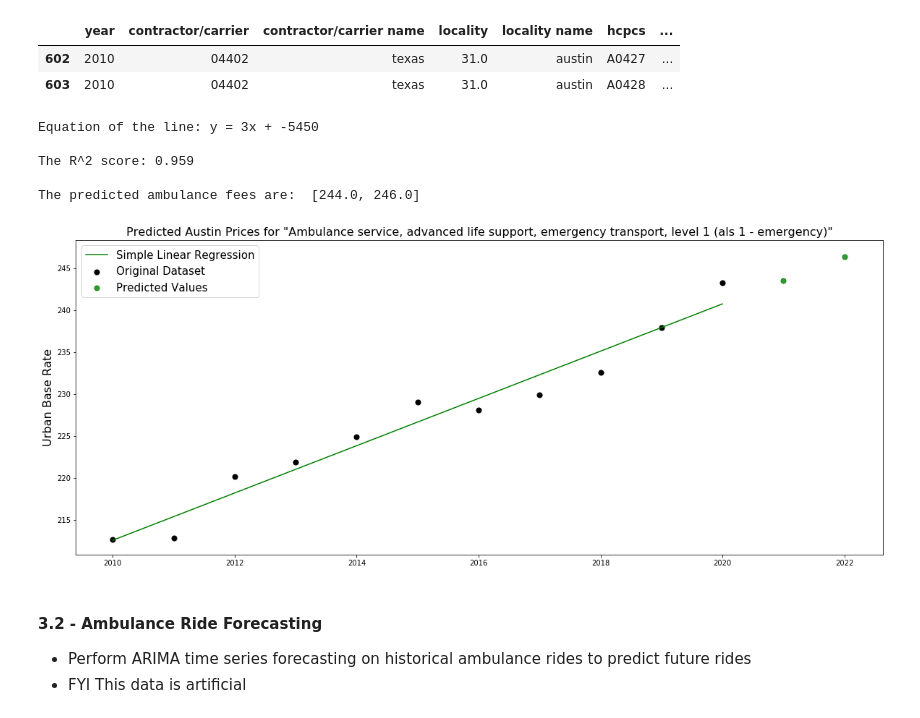
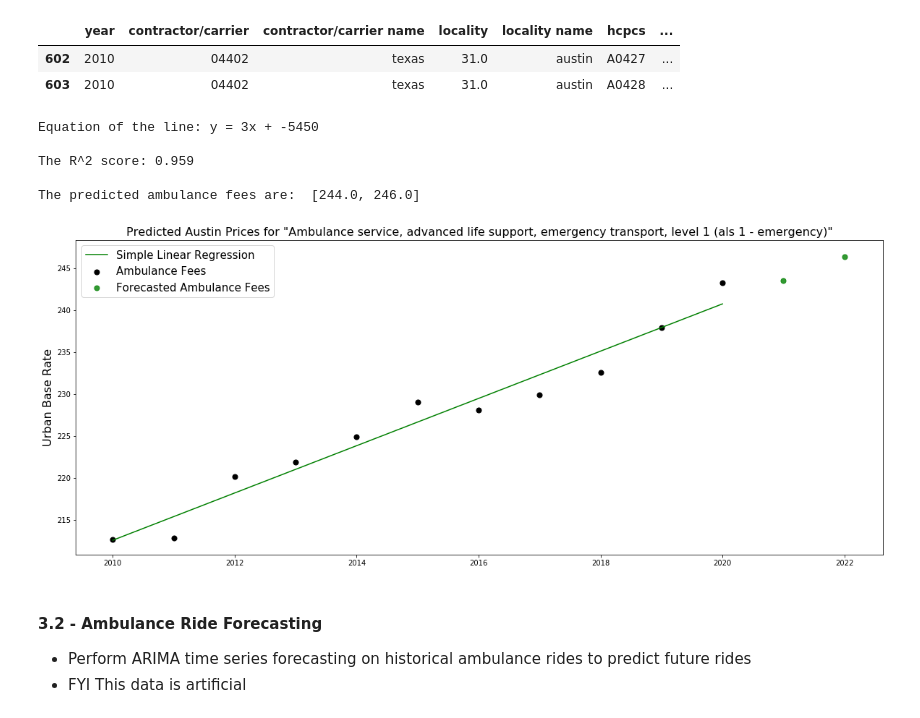
Before and after one commit to Data-Science-Link/Call_the_Ambulance, a Jupyter notebook: _Ambulance_Fee_Schedule_Analysis.ipynb, the cells around one changed output. Cells and saved outputs as stored; diff of their text form; code cells hidden in the pictures.

```diff
--- a/_Ambulance_Fee_Schedule_Analysis.ipynb
+++ b/_Ambulance_Fee_Schedule_Analysis.ipynb
@@ -650,36 +650,36 @@ lm.fit(X, y)
 # Get equation of the line
 print('Equation of the line: y = ', round(lm.coef_.item()),'x + ', round(lm.intercept_.item()),'\n', sep='')
 
 # See how this scores on the data
 print('The R^2 score:', round(lm.score(X, y), 3),'\n')
 
 # Format name to display in plot title
 name = df_local['locality name'].values[0]
 name = name[0].upper() + name[1:]
 
 # Make predictions i # of years in the future
 yrs = 2
 lst_pred = [X.values.flatten()[-1] + i for i in range(1,yrs + 1)]
 X_pred = pd.DataFrame(lst_pred)
 print('The predicted ambulance fees are: ', list(map(round, lm.predict(X_pred))))
 
 # Create and format scatter plot to visualize data, regression, and predictions
 fig, ax = plt.subplots(figsize=(20,8))
-plt.scatter(X,y, label="Original Dataset", c='k', s=50)
-plt.scatter(X_pred,lm.predict(X_pred), c='g', label="Predicted Values", alpha=0.8, s=50)
+plt.scatter(X,y, label="Ambulance Fees", c='k', s=50)
+plt.scatter(X_pred,lm.predict(X_pred), c='g', label="Forecasted Ambulance Fees", alpha=0.8, s=50)
 plt.plot(X, lm.predict(X), c='g', lw=1.5, label='Simple Linear Regression')
 plt.xlabel('')
 plt.ylabel('Urban Base Rate', size=BIGGER_SIZE)
 plt.title('Predicted ' + name + ' Prices for "' + df_local['long description'].values[0] + '"', size=BIGGER_SIZE)
 plt.legend(loc=2, prop={'size': 15})
 plt.show()
 # %% [output]
 Equation of the line: y = 3x + -5450
 
 The R^2 score: 0.959
 
 The predicted ambulance fees are:  [244.0, 246.0]
-[figure, old version]
+[figure, new version]
 # %% [markdown]
 #### 3.2 - Ambulance Ride Forecasting<a class="anchor" id="business_app_rev_3_2"></a>
 * Perform ARIMA time series forecasting on historical ambulance rides to predict future rides
```
Also changed, not shown: parts of 8 cells of this notebook.
